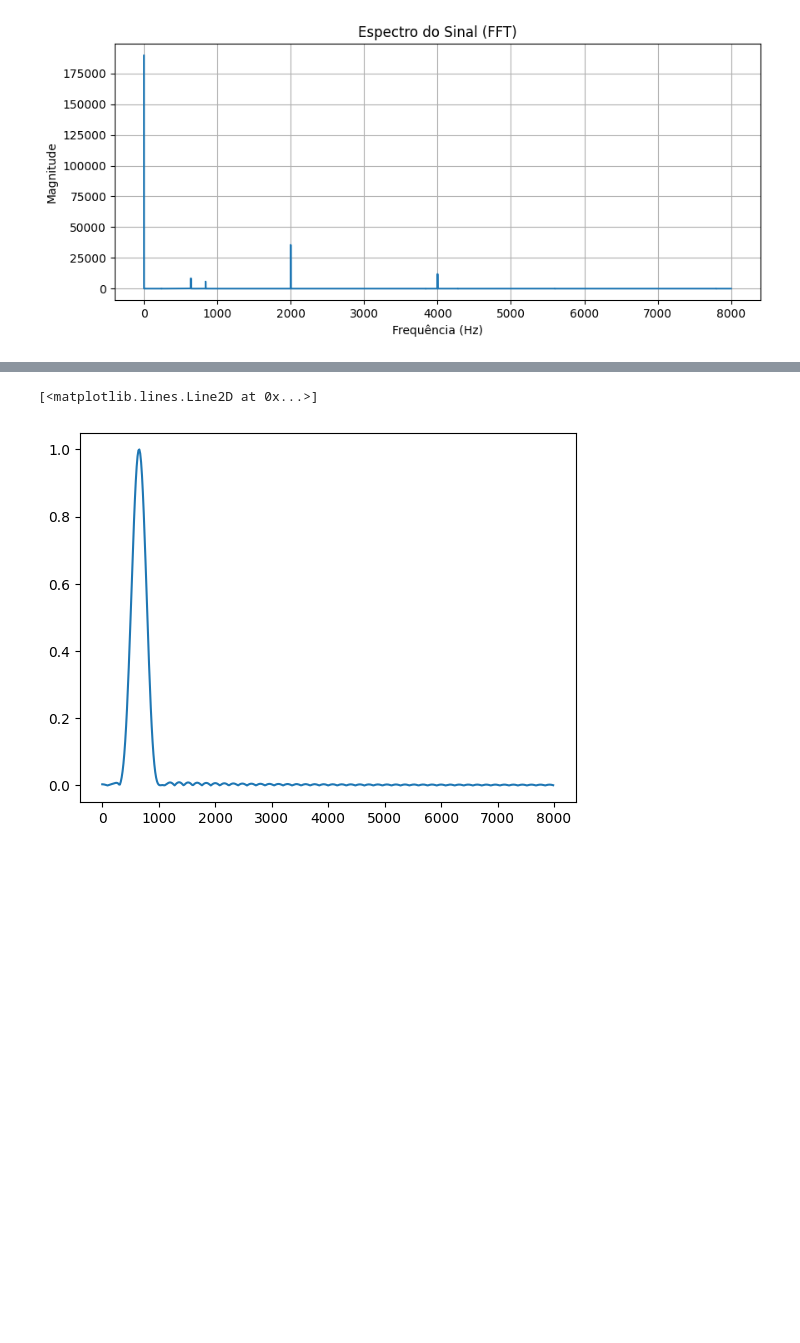
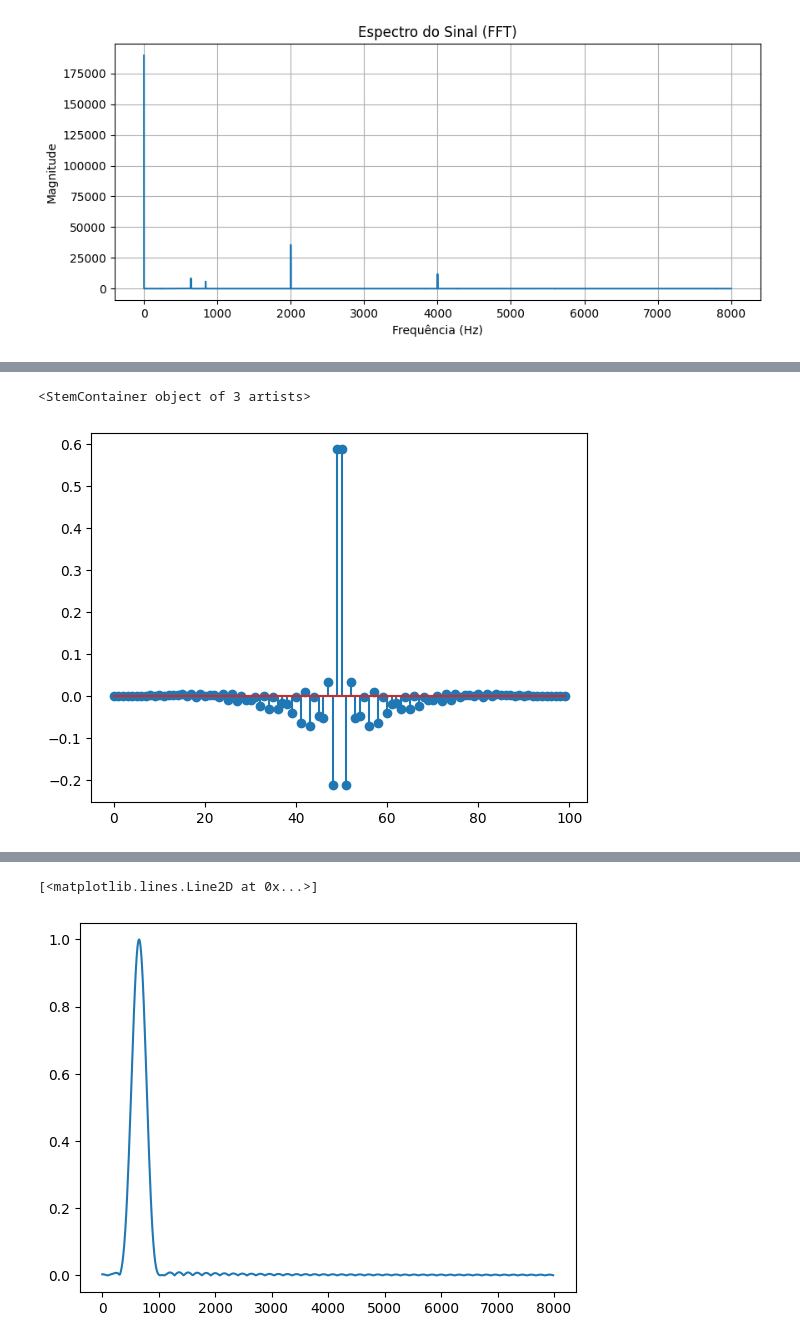
Before and after one commit to ricardofss1/PDS, a Jupyter notebook: exerc.ipynb, the cells around one changed output, grey strips where cells are left out. Cells and saved outputs as stored; diff of their text form; code cells hidden in the pictures; blank space fills up the shorter version.

```diff
--- a/exerc.ipynb
+++ b/exerc.ipynb
@@ -25,0 +59,5 @@ plt.show()
+# %%
+plt.stem(h_highpass)
+# %% [output]
+<StemContainer object of 3 artists>
+[figure, added]
```
Also changed, not shown: parts of 13 cells of this notebook, 2 other files.
